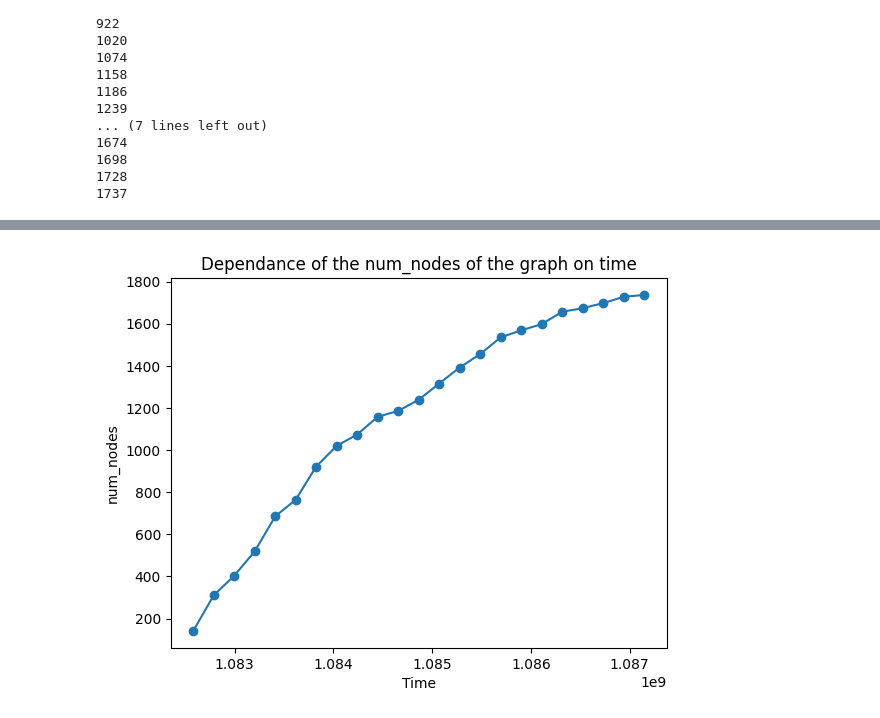
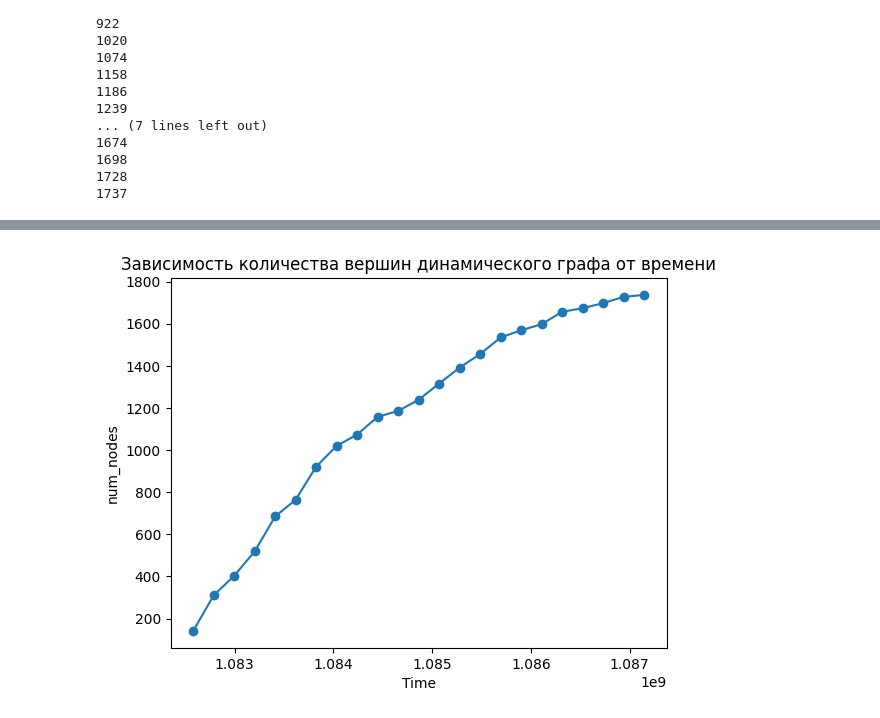
Before and after one commit to Mikhaelyes/Diploma, a Jupyter notebook: Diploma.ipynb, the cells around one changed output, grey strips where cells are left out. Cells and saved outputs as stored; diff of their text form; code cells hidden in the pictures.

```diff
--- a/Diploma.ipynb
+++ b/Diploma.ipynb
@@ -584,9 +560,9 @@ plt.show()
 # %%
 plt.plot(time_list, num_nodes, 'o-')
 plt.savefig(my_path + "/Text" + '/Imagines' + '/num_nodes')
 plt.xlabel('Time') #Подпись для оси х
 plt.ylabel('num_nodes') #Подпись для оси y
-plt.title('Dependance of the num_nodes of the graph on time') #Название
+plt.title('Зависимость количества вершин динамического графа от времени') #Название
 plt.show()
 # %% [output]
-[figure, old version]
+[figure, new version]
```
Also changed, not shown: parts of 3 cells of this notebook, 2 other files.
